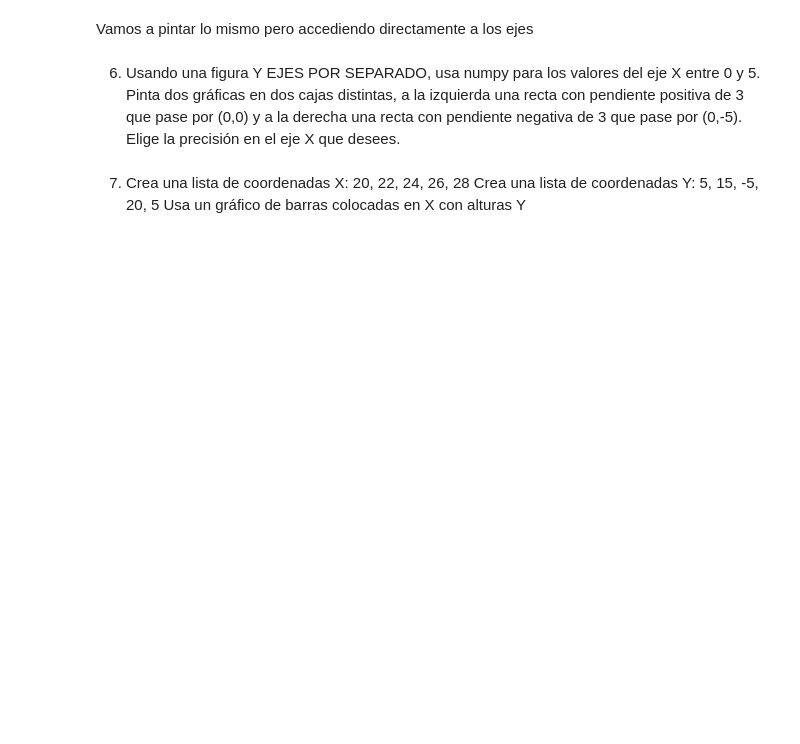
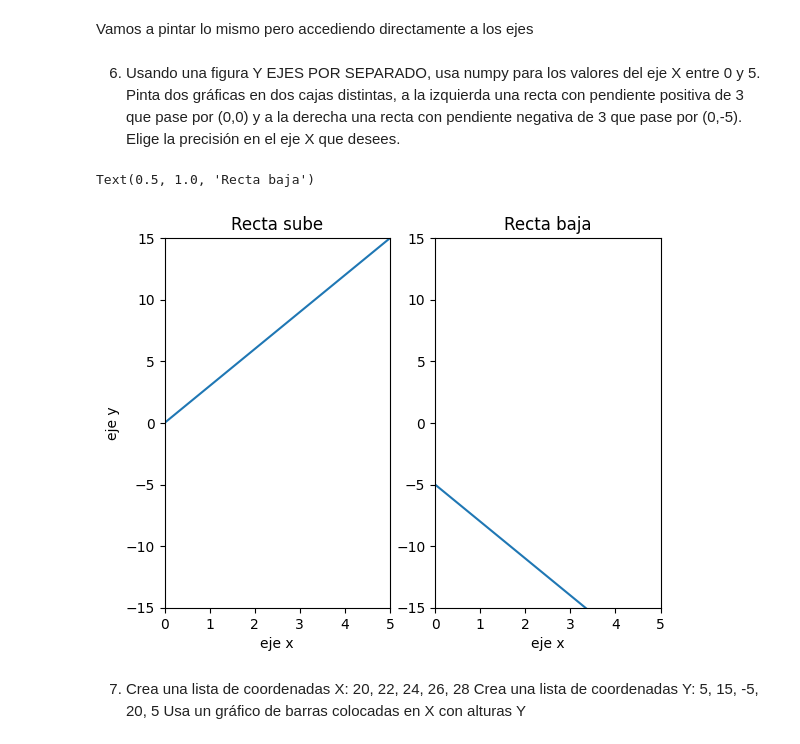
Before and after one commit to Mlcruz9/DS_TheBridgeBBK_MBIL2023, a Jupyter notebook: 1-Data_Analysis/4-Visualización/1-Matplotlib/ejercicios/ejercicios_Matplotlib.ipynb, the cells around one changed output. Saved outputs shown, nothing was run; the diff lists cells and outputs as text; code cells hidden in the pictures; blank space fills up the shorter version.

```diff
--- a/1-Data_Analysis/4-Visualización/1-Matplotlib/ejercicios/ejercicios_Matplotlib.ipynb
+++ b/1-Data_Analysis/4-Visualización/1-Matplotlib/ejercicios/ejercicios_Matplotlib.ipynb
@@ -26,6 +85,29 @@ Elige la precisión en el eje X que desees.
 Vamos a pintar lo mismo pero accediendo directamente a los ejes
 # %% [markdown]
 6. Usando una figura Y EJES POR SEPARADO, usa numpy para los valores del eje X entre 0 y 5. Pinta dos gráficas en dos cajas distintas, a la izquierda una recta con pendiente positiva de 3 que pase por (0,0) y a la derecha una recta con pendiente negativa de 3 que pase por (0,-5). Elige la precisión en el eje X que desees.
+# %%
+y1 = 3 * x
+y2 = -3 * x - 5
+x = np.linspace(0,5,10)
+# %%
+fig, ax = plt.subplots(1,2)
+ax[0].plot(x, y1)
+# ax[0].set_xlim(0,5)
+# ax[0].set_ylim(-15,15)
+# ax[0].set_xlabel("eje x")
+# ax[0].set_ylabel("eje y")
+# ax[0].set_title("Recta sube")
+ax[0].set(xlim=(0,5), ylim=(-15,15), xlabel="eje x", ylabel=("eje y"), title="Recta sube")
+
+ax[1].plot(x, y2)
+ax[1].set_xlim(0,5)
+ax[1].set_ylim(-15,15)
+ax[1].set_xlabel("eje x")
+# ax[0].set_ylabel("eje y")
+ax[1].set_title("Recta baja")
+# %% [output]
+Text(0.5, 1.0, 'Recta baja')
+[figure, added]
 # %% [markdown]
 7. Crea una lista de coordenadas X: 20, 22, 24, 26, 28
 Crea una lista de coordenadas Y: 5, 15, -5, 20, 5
```
Also changed, not shown: parts of 24 cells of this notebook, 11 other files.
